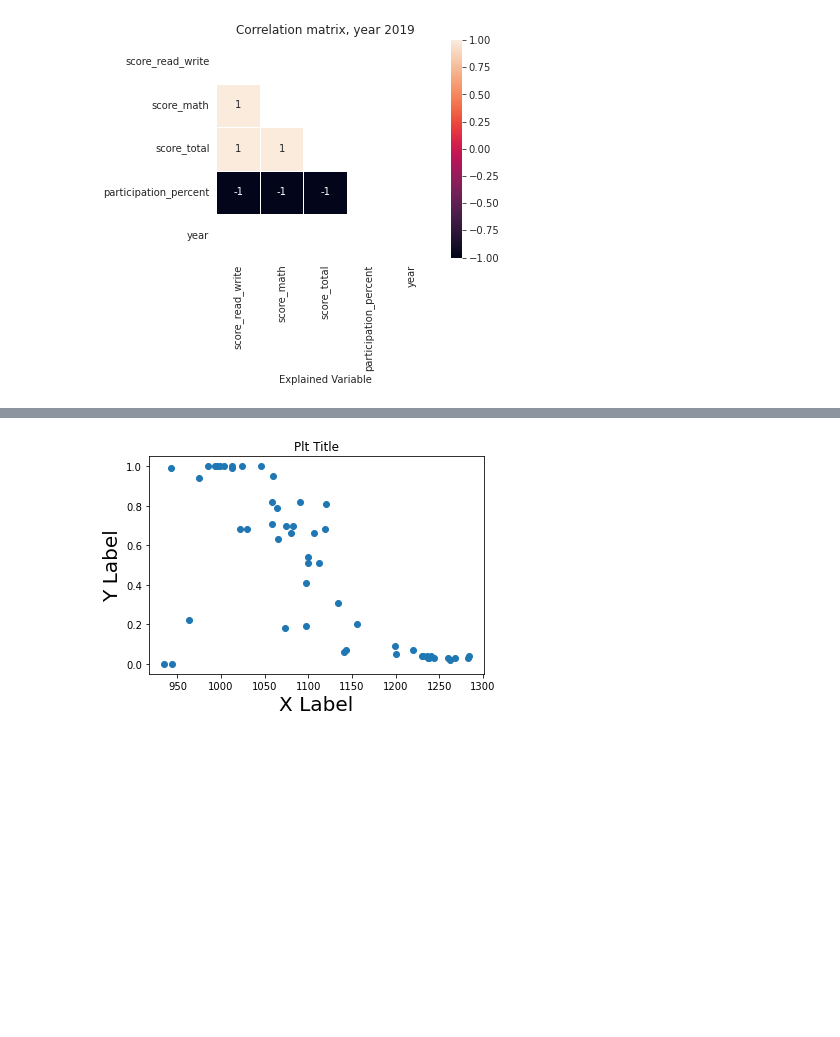
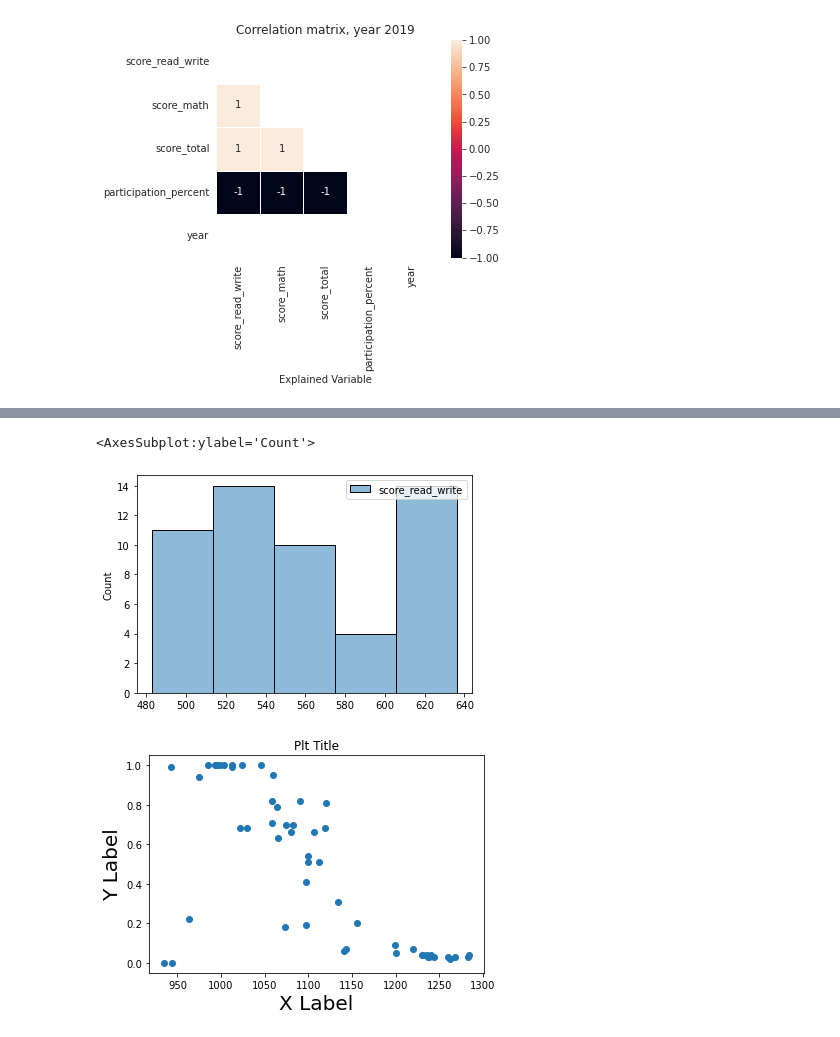
Before and after one commit to ClementGalvierGitHub/Projects, a Jupyter notebook: project_1/code/starter-code_CG_08072022_1800.ipynb, the cells around one changed output, grey strips where cells are left out. Drawn from its saved outputs; the diff is of its cells as text; code cells hidden in the pictures; blank space fills up the shorter version.

```diff
--- a/project_1/code/starter-code_CG_08072022_1800.ipynb
+++ b/project_1/code/starter-code_CG_08072022_1800.ipynb
@@ -938 +919,6 @@ sat_2019_intended_major.corr
+# %%
+sns.histplot(sat_three_years.loc[sat_three_years['year']==2019,['score_read_write']], bins = 5)
+# %% [output]
+<AxesSubplot:ylabel='Count'>
+[figure, added]
 # %%
```
Also changed, not shown: parts of 6 cells of this notebook.
